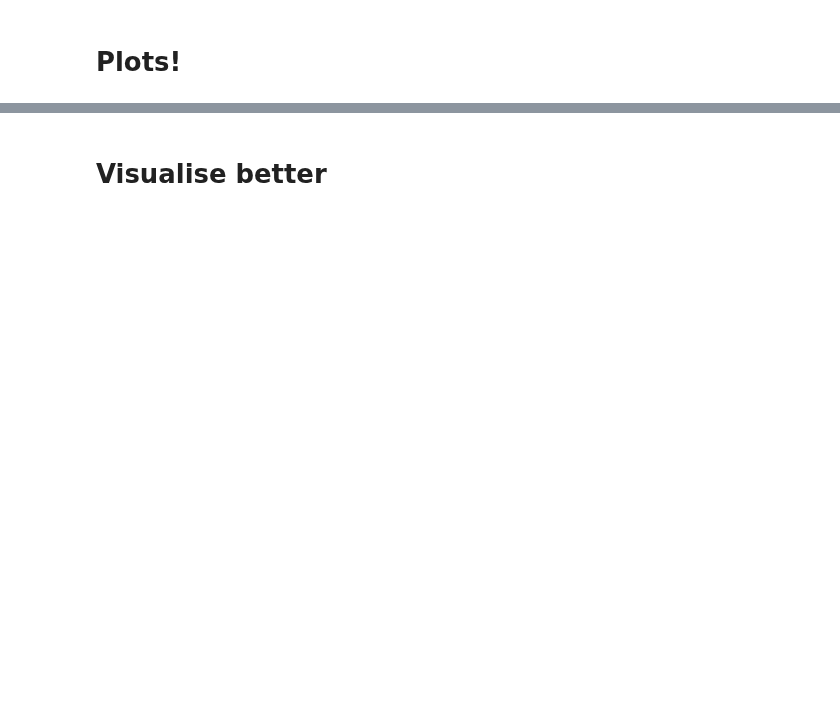
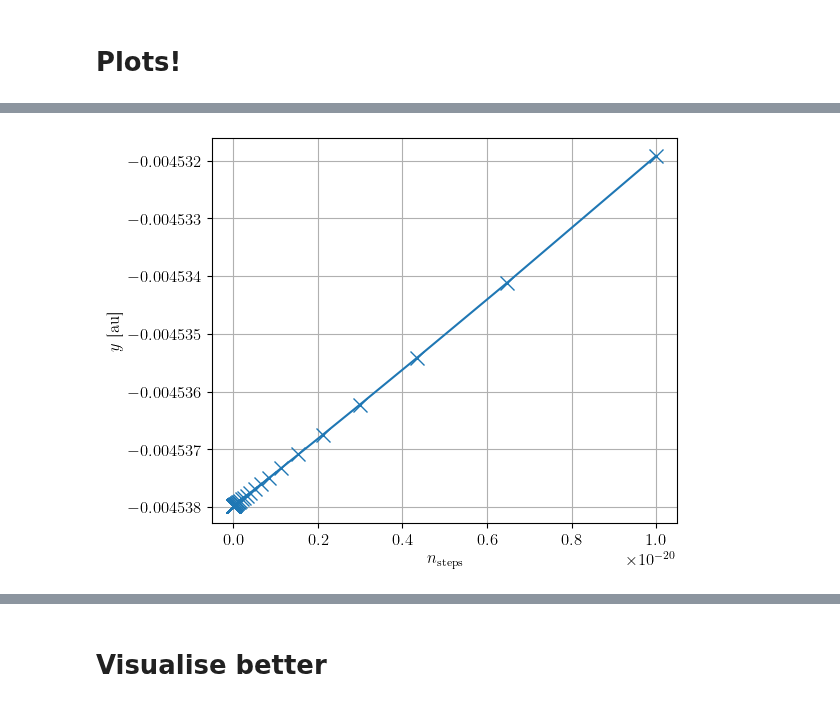
Before and after one commit to TomVdt/PhysNum, a Jupyter notebook: exercice3/analysis/analysis3bi.ipynb, the cells around one changed output, grey strips where cells are left out. Cells and saved outputs as stored; diff of their text form; code cells hidden in the pictures; blank space fills up the shorter version.

```diff
--- a/exercice3/analysis/analysis3bi.ipynb
+++ b/exercice3/analysis/analysis3bi.ipynb
@@ -153,0 +123,8 @@ for i, (params, data) in enumerate(all_fixed.values()):
+# %%
+plt.plot(nsfs**-5, yfs, 'x-')
+
+plt.xlabel(r'$n_\textrm{steps}$')
+plt.ylabel(r'$y$ [au]')
+plt.grid()
+# %% [output]
+[figure, added]
```
Also changed, not shown: parts of 16 cells of this notebook, 12 other files.
